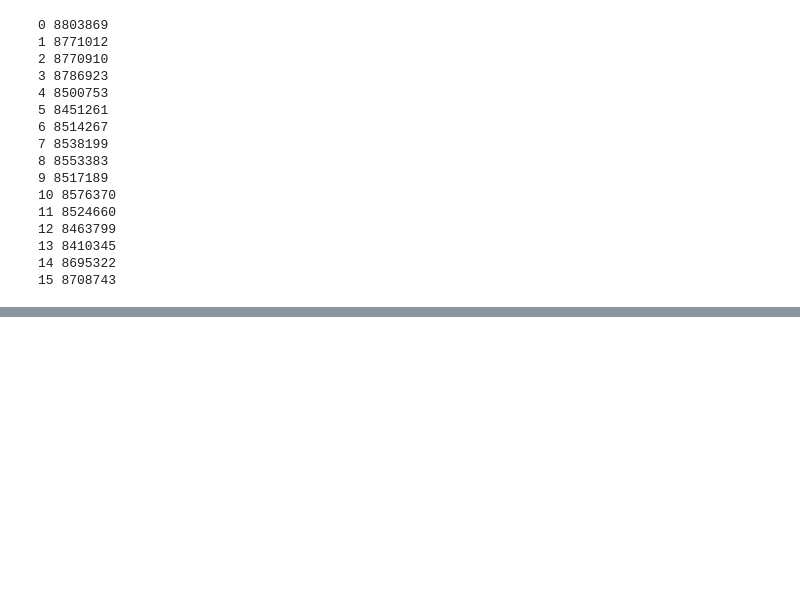
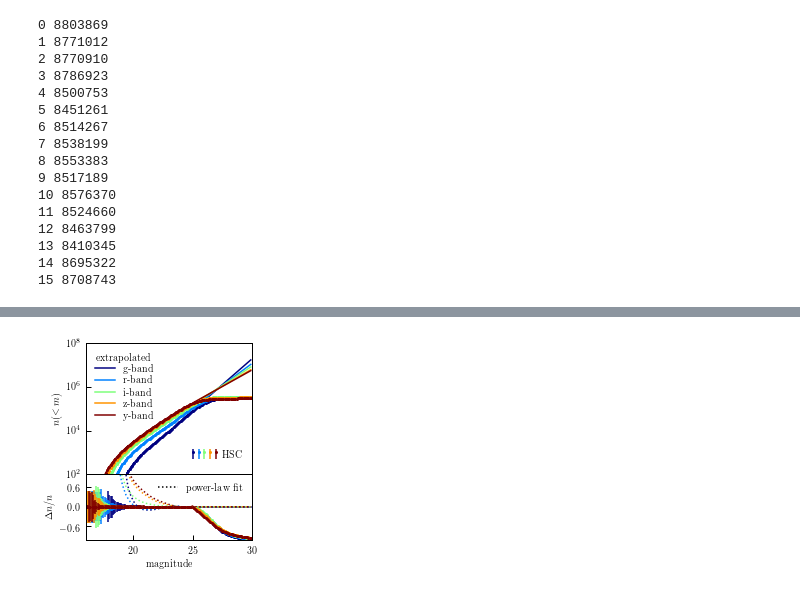
Before and after one commit to LSSTDESC/descqa, a Jupyter notebook: descqagen/app_mag_func_test/notebooks/HSC_app_mag_func.ipynb, the cells around one changed output, grey strips where cells are left out. Cells and saved outputs as stored; diff of their text form; code cells hidden in the pictures; blank space fills up the shorter version.

```diff
--- a/descqagen/app_mag_func_test/notebooks/HSC_app_mag_func.ipynb
+++ b/descqagen/app_mag_func_test/notebooks/HSC_app_mag_func.ipynb
@@ -1042 +1085,94 @@ mag      n(<mag)           err
 Length = 180 rows
+# %%
+colors = plt.cm.jet(np.linspace(0,1,5))
+fig = plt.figure(figsize=(3.3,3.3))
+
+#upper panel
+rect = 0.2,0.4,0.7,0.55
+ax = fig.add_axes(rect)
+
+#ax.fill_between([23,25],[0.1,0.1],[10**9,10**9],color='grey', alpha=0.25)
+
+#data
+p1, = ax.plot(dat_g['mag'], dat_g['n(<mag)'], color=colors[0])
+p11 = ax.errorbar(dat_g['mag'], dat_g['data'],yerr=dat_g['data_err'], fmt='o', ms=2, color=colors[0])
+p2, = ax.plot(dat_r['mag'], dat_r['n(<mag)'], color=colors[1])
+p22 = ax.errorbar(dat_r['mag'], dat_r['data'],yerr=dat_r['data_err'], fmt='o', ms=2, color=colors[1])
+p3, = ax.plot(dat_i['mag'], dat_i['n(<mag)'], color=colors[2])
+p33 = ax.errorbar(dat_i['mag'], dat_i['data'],yerr=dat_i['data_err'], fmt='o', ms=2, color=colors[2])
+p4, = ax.plot(dat_z['mag'], dat_z['n(<mag)'], color=colors[3])
+p44 = ax.errorbar(dat_z['mag'], dat_z['data'],yerr=dat_z['data_err'], fmt='o', ms=2, color=colors[3])
+p5, = ax.plot(dat_y['mag'], dat_y['n(<mag)'], color=colors[4])
+p55 = ax.errorbar(dat_y['mag'], dat_y['data'],yerr=dat_y['data_err'], fmt='o', ms=2, color=colors[4])
+
+ax.set_yscale('log')
+ax.set_xlim([16,30])
+ax.set_ylim([10**2,10**8])
+
+ax.set_ylabel(r'$n(<m)$')
+ax.xaxis.set_visible(False)
+
+p01 = ax.errorbar([25],[10**3.0], yerr=[500], fmt='o', ms=2, color=colors[0])
+p01 = ax.errorbar([25.5],[10**3.0], yerr=[500], fmt='o', ms=2, color=colors[1])
+p01 = ax.errorbar([26.0],[10**3.0], yerr=[500], fmt='o', ms=2, color=colors[2])
+p01 = ax.errorbar([26.5],[10**3.0], yerr=[500], fmt='o', ms=2, color=colors[3])
+p01 = ax.errorbar([27.0],[10**3.0], yerr=[500], fmt='o', ms=2, color=colors[4])
+ax.text(27.5,10**2.7,'HSC', fontsize=10)
+
+ax.legend([p1, p2, p3, p4, p5],['g-band','r-band','i-band','z-band','y-band'], frameon=False,
+           fontsize=10, numpoints=1, loc='upper left', labelspacing=0.2, title='extrapolated')
+
+
+# lower panel
+rect = 0.2,0.125,0.7,0.275
+ax = fig.add_axes(rect)
+ax.plot(dat_g['mag'],(dat_g['n(<mag)']-dat_g['n(<mag)'])/dat_g['n(<mag)'],'-',color=colors[0])
+
+#ax.fill_between([23,25],[-1,-1],[1,1],color='grey', alpha=0.25)
+
+delta = (dat_g['data']-dat_g['n(<mag)'])/dat_g['n(<mag)']
+err = dat_g['data_err']/dat_g['n(<mag)']
+ax.errorbar(dat_g['mag'], delta, yerr=err, fmt='o', ms=2, color=colors[0])
+delta_2 = (dat_g['power_law']-dat_g['n(<mag)'])/dat_g['n(<mag)']
+ax.plot(dat_g['mag'], delta_2, ':', color=colors[0])
+
+delta = (dat_r['data']-dat_r['n(<mag)'])/dat_r['n(<mag)']
+err = dat_r['data_err']/dat_r['n(<mag)']
+ax.errorbar(dat_r['mag'], delta, yerr=err, fmt='o', ms=2, color=colors[1])
+delta_2 = (dat_r['power_law']-dat_r['n(<mag)'])/dat_r['n(<mag)']
+ax.plot(dat_r['mag'], delta_2, ':', color=colors[1])
+
+delta = (dat_i['data']-dat_i['n(<mag)'])/dat_i['n(<mag)']
+err = dat_i['data_err']/dat_i['n(<mag)']
+ax.errorbar(dat_i['mag'], delta, yerr=err, fmt='o', ms=2, color=colors[2])
+delta_2 = (dat_i['power_law']-dat_i['n(<mag)'])/dat_i['n(<mag)']
+ax.plot(dat_i['mag'], delta_2, ':', color=colors[2])
+
+delta = (dat_z['data']-dat_z['n(<mag)'])/dat_z['n(<mag)']
+err = dat_z['data_err']/dat_z['n(<mag)']
+ax.errorbar(dat_z['mag'], delta, yerr=err, fmt='o', ms=2, color=colors[3])
+delta_2 = (dat_z['power_law']-dat_z['n(<mag)'])/dat_z['n(<mag)']
+ax.plot(dat_z['mag'], delta_2, ':', color=colors[3])
+
+delta = (dat_y['data']-dat_y['n(<mag)'])/dat_y['n(<mag)']
+err = dat_y['data_err']/dat_y['n(<mag)']
+ax.errorbar(dat_y['mag'], delta, yerr=err, fmt='o', ms=2, color=colors[4])
+delta_2 = (dat_y['power_law']-dat_y['n(<mag)'])/dat_y['n(<mag)']
+ax.plot(dat_y['mag'], delta_2, ':', color=colors[4])
+
+ax.set_ylim([-1,1])
+ax.set_yticks([-0.6,0.0,0.6])
+ax.set_xlim([16,30])
+
+p0, = ax.plot([10,30],[-2,-2], ':', color='black')
+ax.legend([p0],['power-law fit'], frameon=False,
+          fontsize=10, numpoints=1, loc='upper right')
+
+ax.set_ylabel(r'$\Delta n/n$')
+ax.set_xlabel('magnitude')
+
+plt.show()
+
+fig.savefig('./app_mag_func.pdf', dpi=250)
+# %% [output]
+[figure, added]
```
Also changed, not shown: parts of 13 cells of this notebook, 6 other files.
